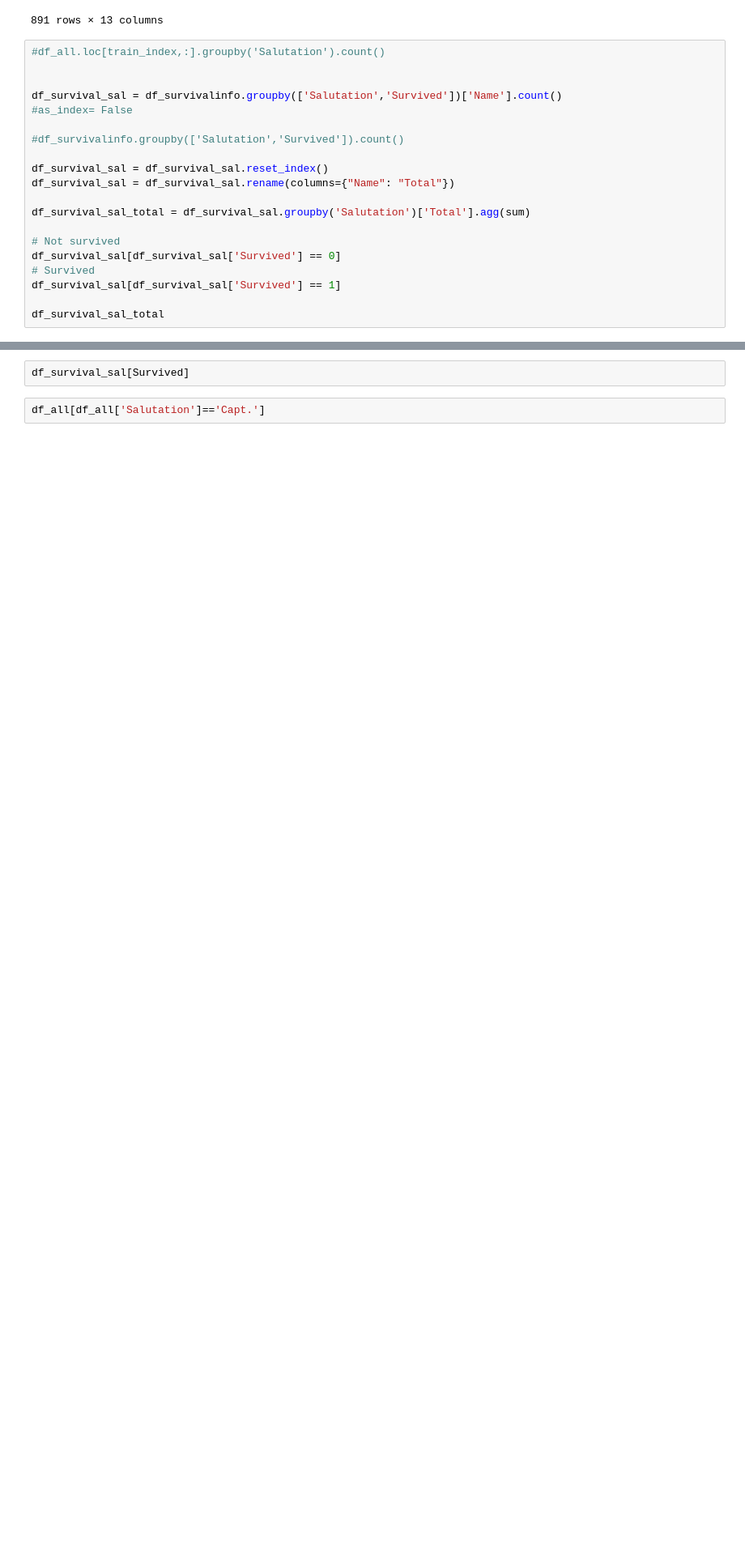
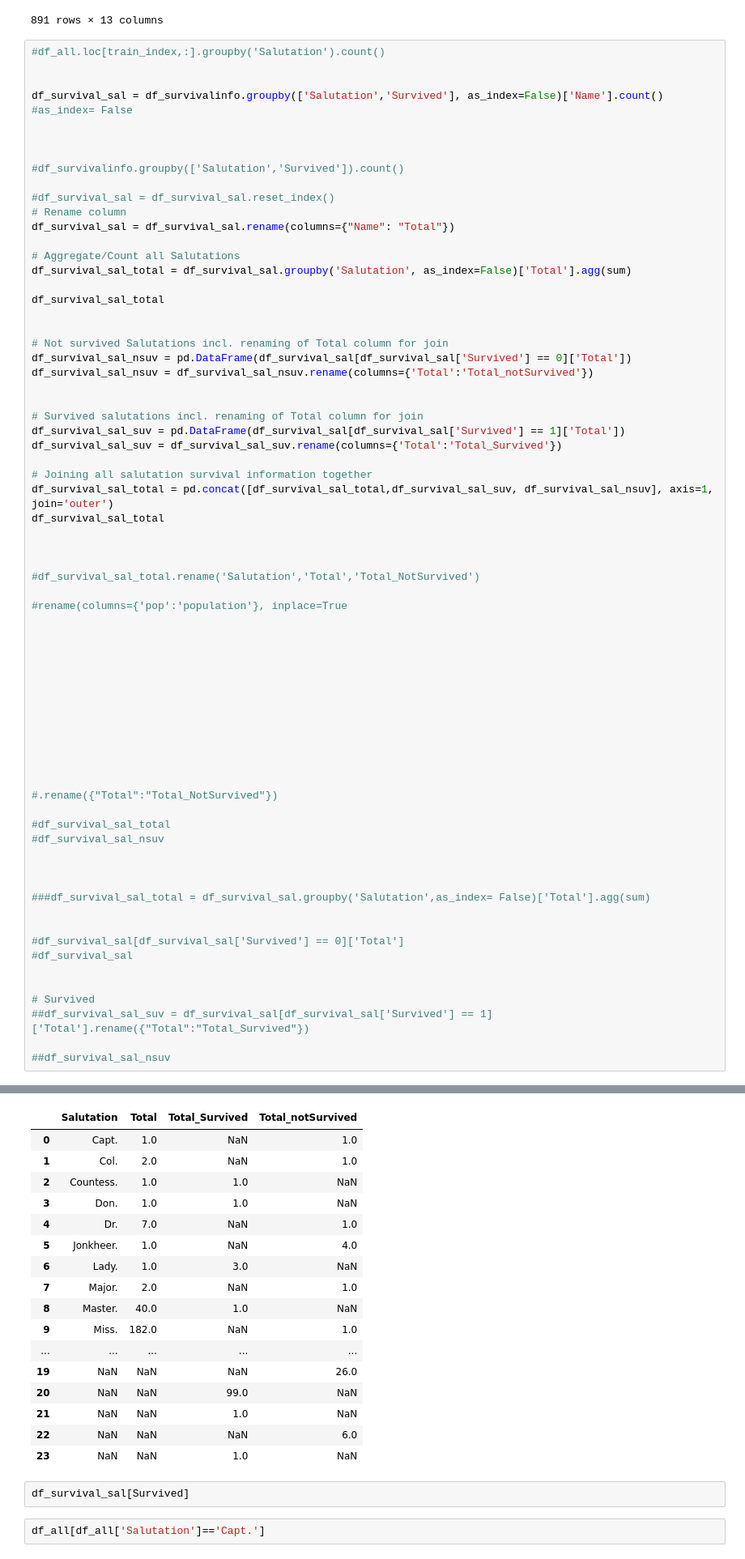
Before and after one commit to IIIskiplikIII/my-titanic-try, a Jupyter notebook: my-titanic-try.ipynb, the cells around one changed output, grey strips where cells are left out. Shown at 81% size. Saved outputs shown, nothing was run; the diff lists cells and outputs as text; blank space fills up the shorter version.

```diff
--- a/my-titanic-try.ipynb
+++ b/my-titanic-try.ipynb
@@ -709,20 +709,69 @@ df_survivalinfo
 #df_all.loc[train_index,:].groupby('Salutation').count()
 
 
-df_survival_sal = df_survivalinfo.groupby(['Salutation','Survived'])['Name'].count()
+df_survival_sal = df_survivalinfo.groupby(['Salutation','Survived'], as_index=False)['Name'].count()
 #as_index= False
+
+
 
 #df_survivalinfo.groupby(['Salutation','Survived']).count()
 
-df_survival_sal = df_survival_sal.reset_index()
+#df_survival_sal = df_survival_sal.reset_index()
+# Rename column
 df_survival_sal = df_survival_sal.rename(columns={"Name": "Total"})
 
-df_survival_sal_total = df_survival_sal.groupby('Salutation')['Total'].agg(sum)
-
-# Not survived
-df_survival_sal[df_survival_sal['Survived'] == 0]
-# Survived
-df_survival_sal[df_survival_sal['Survived'] == 1]
+# Aggregate/Count all Salutations
+df_survival_sal_total = df_survival_sal.groupby('Salutation', as_index=False)['Total'].agg(sum)
 
 df_survival_sal_total
+
+
+# Not survived Salutations incl. renaming of Total column for join
+df_survival_sal_nsuv = pd.DataFrame(df_survival_sal[df_survival_sal['Survived'] == 0]['Total'])
+df_survival_sal_nsuv = df_survival_sal_nsuv.rename(columns={'Total':'Total_notSurvived'})
+
+
+# Survived salutations incl. renaming of Total column for join
+df_survival_sal_suv = pd.DataFrame(df_survival_sal[df_survival_sal['Survived'] == 1]['Total'])
+df_survival_sal_suv = df_survival_sal_suv.rename(columns={'Total':'Total_Survived'})
+
+# Joining all salutation survival information together
+df_survival_sal_total = pd.concat([df_survival_sal_total,df_survival_sal_suv, df_survival_sal_nsuv], axis=1, join='outer')
+df_survival_sal_total
+
+
+
+#df_survival_sal_total.rename('Salutation','Total','Total_NotSurvived')
+
+#rename(columns={'pop':'population'}, inplace=True
+
+
+
+
+
+
+
+
+
+
+
+
+#.rename({"Total":"Total_NotSurvived"})
+
+#df_survival_sal_total
+#df_survival_sal_nsuv
+
+
+
+###df_survival_sal_total = df_survival_sal.groupby('Salutation',as_index= False)['Total'].agg(sum)
+
+
+#df_survival_sal[df_survival_sal['Survived'] == 0]['Total']
+#df_survival_sal
+
+
+# Survived
+##df_survival_sal_suv = df_survival_sal[df_survival_sal['Survived'] == 1]['Total'].rename({"Total":"Total_Survived"})
+
+##df_survival_sal_nsuv
 # %% [output]
@@ -748,3 +778,20 @@ Name: Total, dtype: int64
+|  | Salutation | Total | Total_Survived | Total_notSurvived |
+| 0 | Capt. | 1.0 | NaN | 1.0 |
+| 1 | Col. | 2.0 | NaN | 1.0 |
+| 2 | Countess. | 1.0 | 1.0 | NaN |
+| 3 | Don. | 1.0 | 1.0 | NaN |
+| 4 | Dr. | 7.0 | NaN | 1.0 |
+| 5 | Jonkheer. | 1.0 | NaN | 4.0 |
+| 6 | Lady. | 1.0 | 3.0 | NaN |
+| 7 | Major. | 2.0 | NaN | 1.0 |
+| 8 | Master. | 40.0 | 1.0 | NaN |
+| 9 | Miss. | 182.0 | NaN | 1.0 |
+| ... | ... | ... | ... | ... |
+| 19 | NaN | NaN | NaN | 26.0 |
+| 20 | NaN | NaN | 99.0 | NaN |
+| 21 | NaN | NaN | 1.0 | NaN |
+| 22 | NaN | NaN | NaN | 6.0 |
+| 23 | NaN | NaN | 1.0 | NaN |
 # %%
 df_survival_sal[Survived]
 # %%
```
Also changed, not shown: parts of 7 cells of this notebook.
